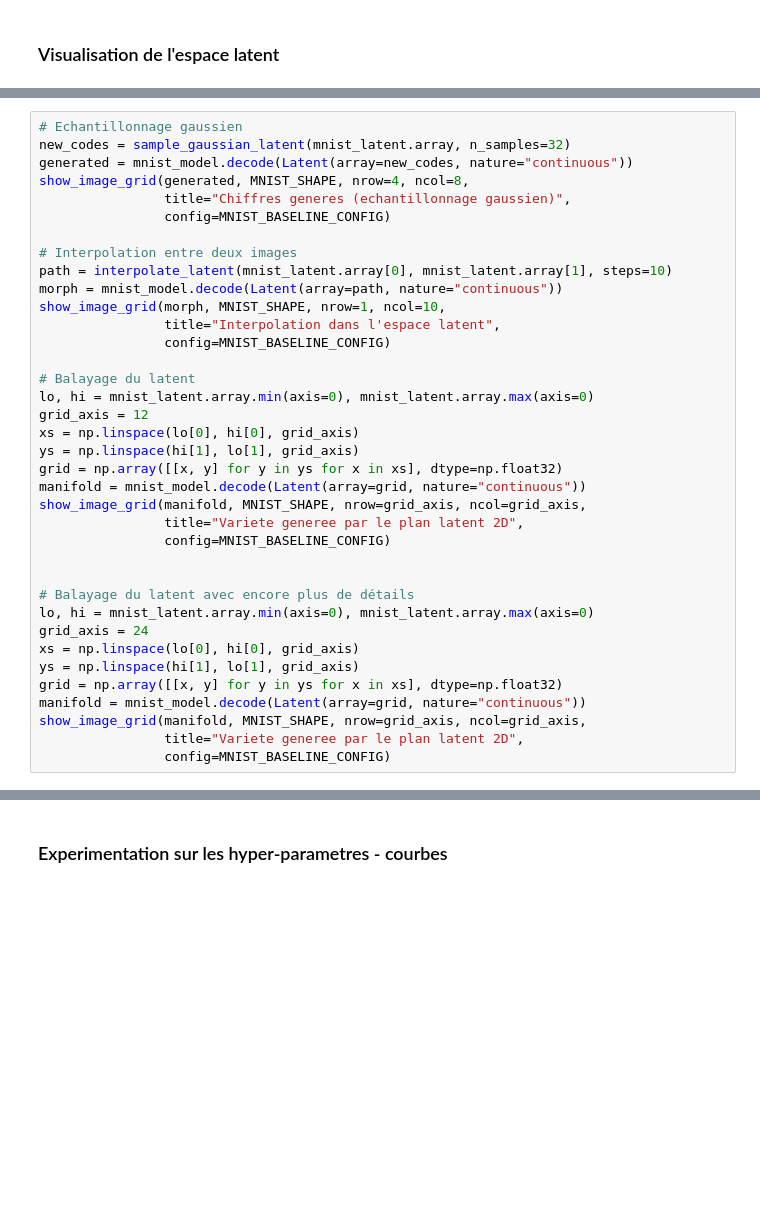
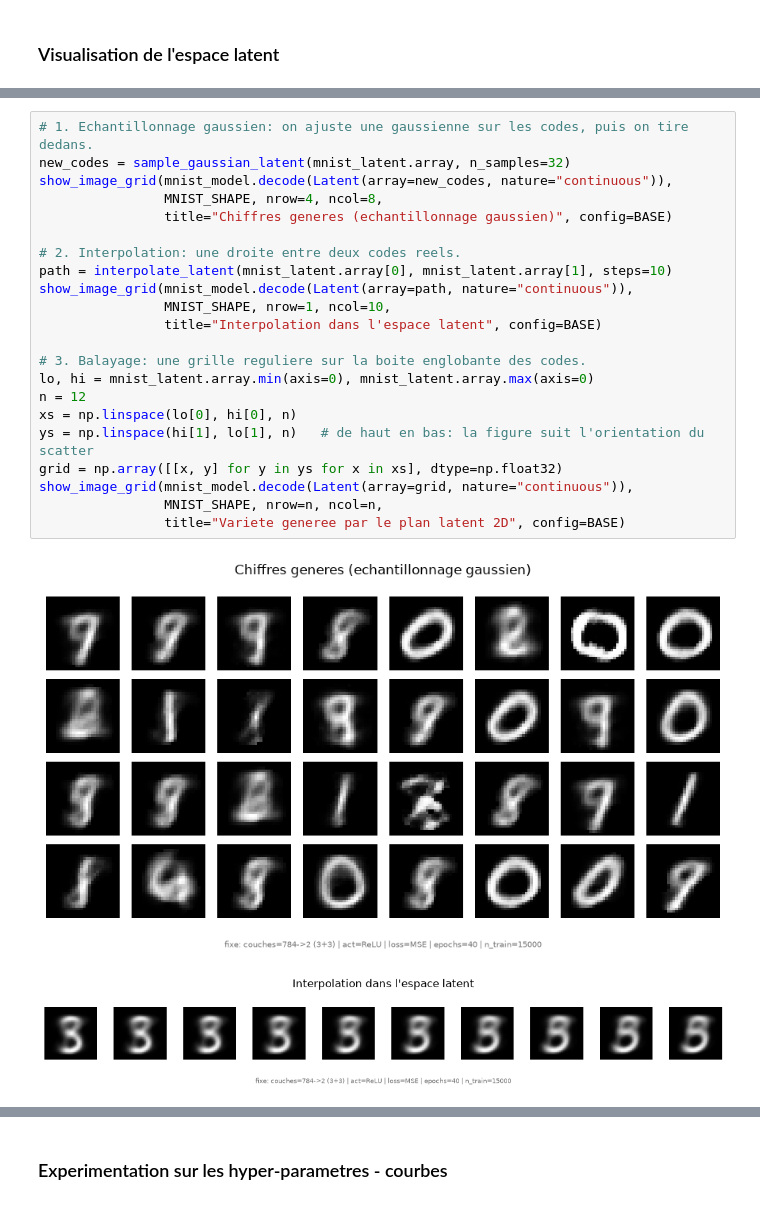
Before and after one commit to magicAyyub/unsupervised, a Jupyter notebook: notebooks/03_autoencoder.ipynb, the cells around one changed output, grey strips where cells are left out. Saved outputs shown, nothing was run; the diff lists cells and outputs as text; blank space fills up the shorter version.

```diff
--- a/notebooks/03_autoencoder.ipynb
+++ b/notebooks/03_autoencoder.ipynb
@@ -146,37 +156,25 @@ Note: un AutoEncoder classique ne contraint pas son espace latent a une loi conn
 # %%
-# Echantillonnage gaussien
+# 1. Echantillonnage gaussien: on ajuste une gaussienne sur les codes, puis on tire dedans.
 new_codes = sample_gaussian_latent(mnist_latent.array, n_samples=32)
-generated = mnist_model.decode(Latent(array=new_codes, nature="continuous"))
-show_image_grid(generated, MNIST_SHAPE, nrow=4, ncol=8,
-                title="Chiffres generes (echantillonnage gaussien)",
-                config=MNIST_BASELINE_CONFIG)
+show_image_grid(mnist_model.decode(Latent(array=new_codes, nature="continuous")),
+                MNIST_SHAPE, nrow=4, ncol=8,
+                title="Chiffres generes (echantillonnage gaussien)", config=BASE)
 
-# Interpolation entre deux images
+# 2. Interpolation: une droite entre deux codes reels.
 path = interpolate_latent(mnist_latent.array[0], mnist_latent.array[1], steps=10)
-morph = mnist_model.decode(Latent(array=path, nature="continuous"))
-show_image_grid(morph, MNIST_SHAPE, nrow=1, ncol=10,
-                title="Interpolation dans l'espace latent",
-                config=MNIST_BASELINE_CONFIG)
+show_image_grid(mnist_model.decode(Latent(array=path, nature="continuous")),
+                MNIST_SHAPE, nrow=1, ncol=10,
+                title="Interpolation dans l'espace latent", config=BASE)
 
-# Balayage du latent
+# 3. Balayage: une grille reguliere sur la boite englobante des codes.
 lo, hi = mnist_latent.array.min(axis=0), mnist_latent.array.max(axis=0)
-grid_axis = 12
-xs = np.linspace(lo[0], hi[0], grid_axis)
-ys = np.linspace(hi[1], lo[1], grid_axis)
+n = 12
+xs = np.linspace(lo[0], hi[0], n)
+ys = np.linspace(hi[1], lo[1], n)   # de haut en bas: la figure suit l'orientation du scatter
 grid = np.array([[x, y] for y in ys for x in xs], dtype=np.float32)
-manifold = mnist_model.decode(Latent(array=grid, nature="continuous"))
-show_image_grid(manifold, MNIST_SHAPE, nrow=grid_axis, ncol=grid_axis,
-                title="Variete generee par le plan latent 2D",
-                config=MNIST_BASELINE_CONFIG)
-
-
-# Balayage du latent avec encore plus de détails
-lo, hi = mnist_latent.array.min(axis=0), mnist_latent.array.max(axis=0)
-grid_axis = 24
-xs = np.linspace(lo[0], hi[0], grid_axis)
-ys = np.linspace(hi[1], lo[1], grid_axis)
-grid = np.array([[x, y] for y in ys for x in xs], dtype=np.float32)
-manifold = mnist_model.decode(Latent(array=grid, nature="continuous"))
-show_image_grid(manifold, MNIST_SHAPE, nrow=grid_axis, ncol=grid_axis,
-                title="Variete generee par le plan latent 2D",
-                config=MNIST_BASELINE_CONFIG)
+show_image_grid(mnist_model.decode(Latent(array=grid, nature="continuous")),
+                MNIST_SHAPE, nrow=n, ncol=n,
+                title="Variete generee par le plan latent 2D", config=BASE)
+# %% [output]
+[figure, added]
+[figure, added]
```
Also changed, not shown: parts of 29 cells of this notebook, 3 other files.
